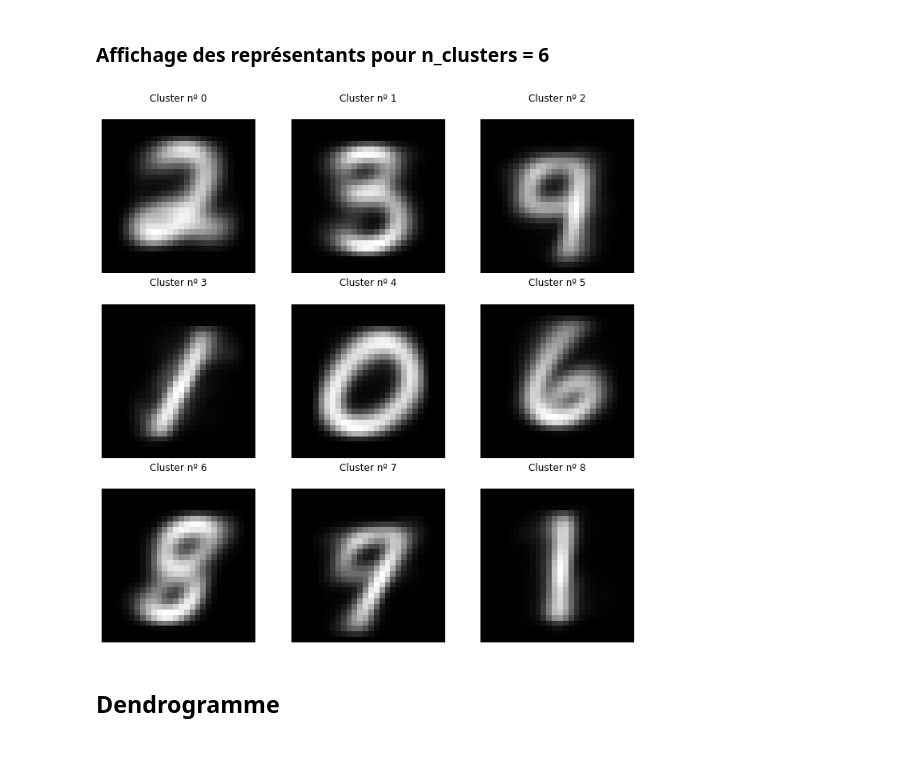
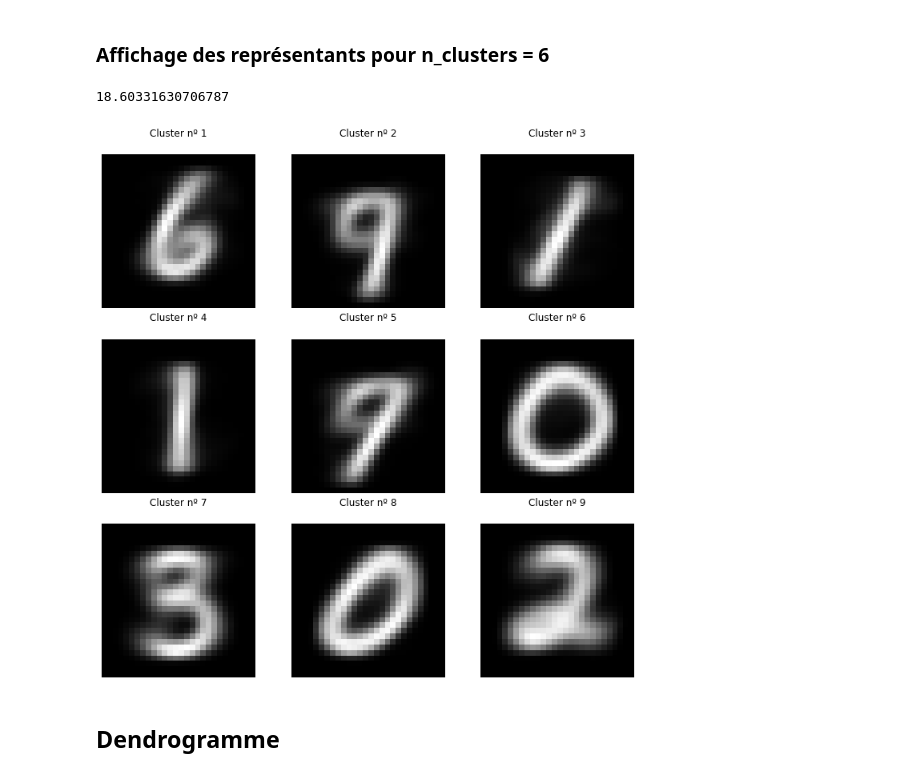
Before and after one commit to nordine-marie/signature-recognition-MCYT-100, a Jupyter notebook: MNIST/main.ipynb, the cells around one changed output. Cells and saved outputs as stored; diff of their text form; code cells hidden in the pictures.

```diff
--- a/MNIST/main.ipynb
+++ b/MNIST/main.ipynb
@@ -93,21 +94,25 @@ plt.show()
 # %% [markdown]
 ### Affichage des représentants pour n_clusters = 6
 # %%
-kmeans = KMeans(n_clusters = 9, max_iter=1000).fit(X)
+begin = time.time()
+kmeans = KMeans(n_clusters = 12, max_iter=1000).fit(X[:40000])
+end = time.time()
+print(end-begin)
 
 clusters = kmeans.cluster_centers_
 
 fig, axs = plt.subplots(3, 3, figsize = (12, 12))
 plt.gray()
 
 for i, ax in enumerate(axs.flat):
     ax.matshow(clusters[i].reshape((28, -1)))
     ax.axis('off')
     ax.set_title('Cluster nº %d' % (i + 1))
 
 fig.show()
 # %% [output]
+18.60331630706787
-[figure, old version]
+[figure, new version]
 # %% [markdown]
 ## Dendrogramme
 # %%
```
Also changed, not shown: parts of 15 cells of this notebook.
